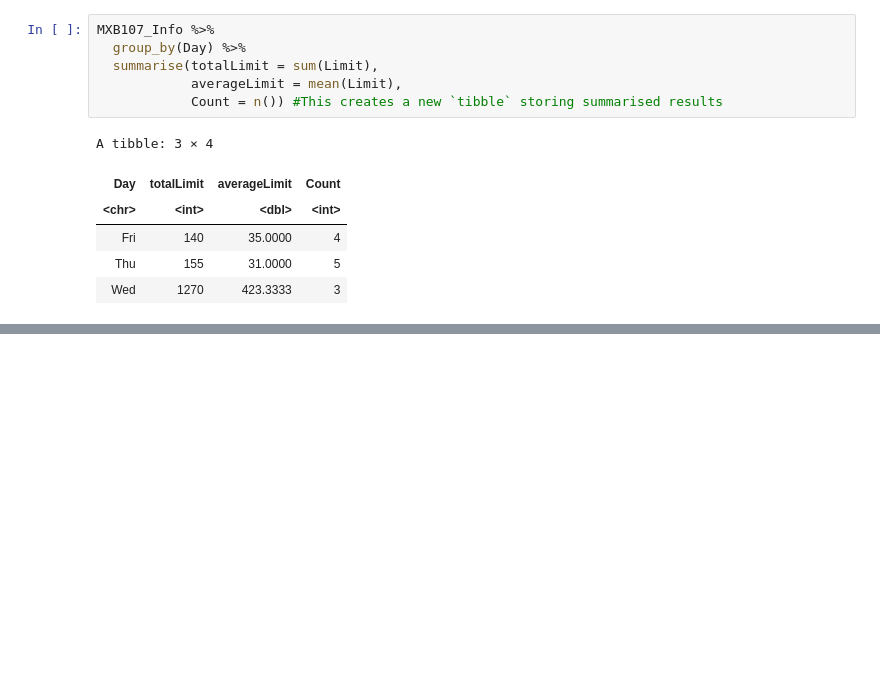
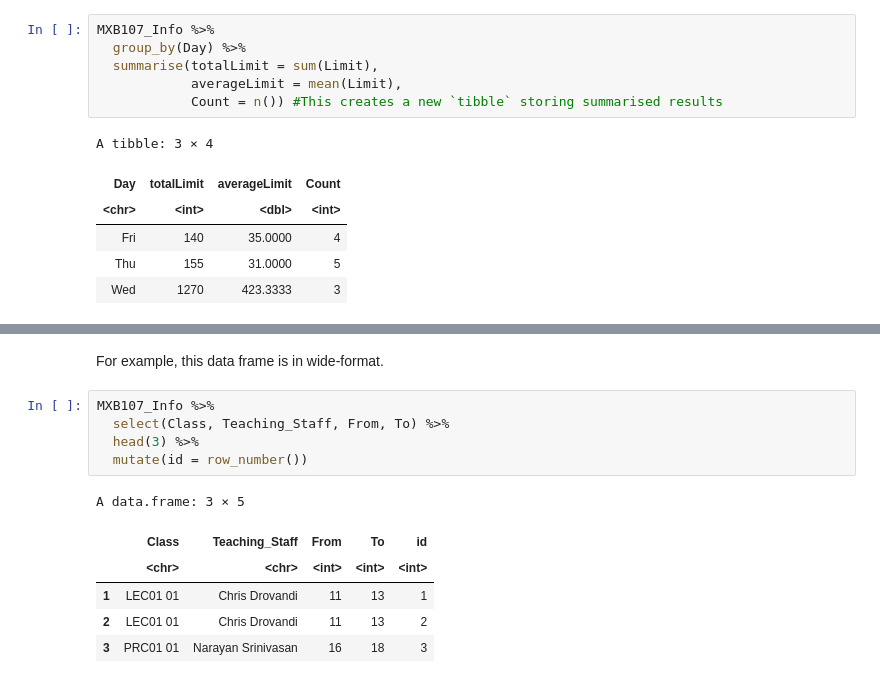
Before and after one commit to edelweiss611428/MXB107-Notebooks, a Jupyter notebook: notebooks/Week_1.ipynb, the cells around one changed output, grey strips where cells are left out. Cells and saved outputs as stored; diff of their text form; blank space fills up the shorter version.

```diff
--- a/notebooks/Week_1.ipynb
+++ b/notebooks/Week_1.ipynb
@@ -210,0 +279,14 @@ A tibble: 3 × 4
+# %% [markdown]
+For example, this data frame is in wide-format.
+# %%
+MXB107_Info %>%
+  select(Class, Teaching_Staff, From, To) %>%
+  head(3) %>%
+  mutate(id = row_number())
+# %% [output]
+A data.frame: 3 × 5
+|  | Class | Teaching_Staff | From | To | id |
+|  | <chr> | <chr> | <int> | <int> | <int> |
+| 1 | LEC01 01 | Chris Drovandi | 11 | 13 | 1 |
+| 2 | LEC01 01 | Chris Drovandi | 11 | 13 | 2 |
+| 3 | PRC01 01 | Narayan Srinivasan | 16 | 18 | 3 |
```
Also changed, not shown: parts of 13 cells of this notebook.
